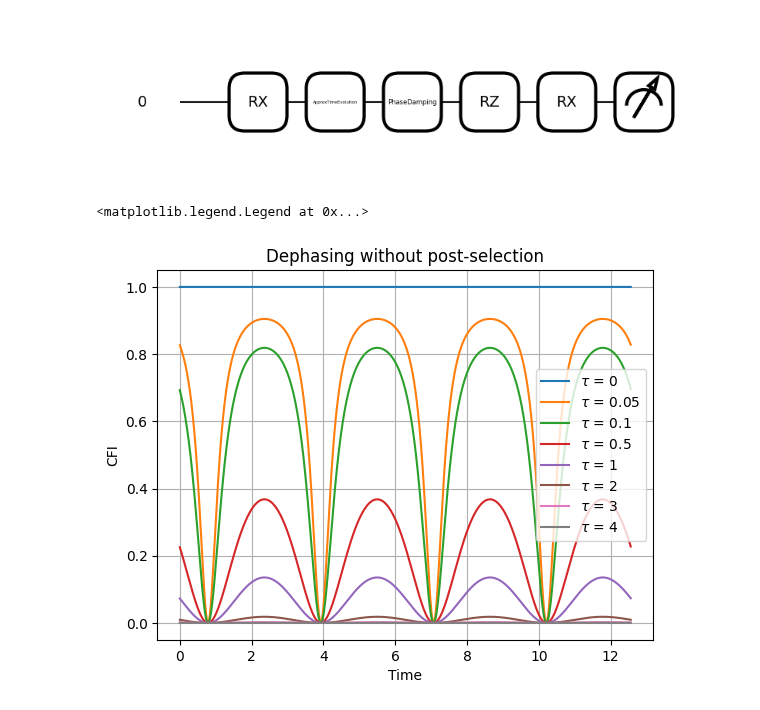
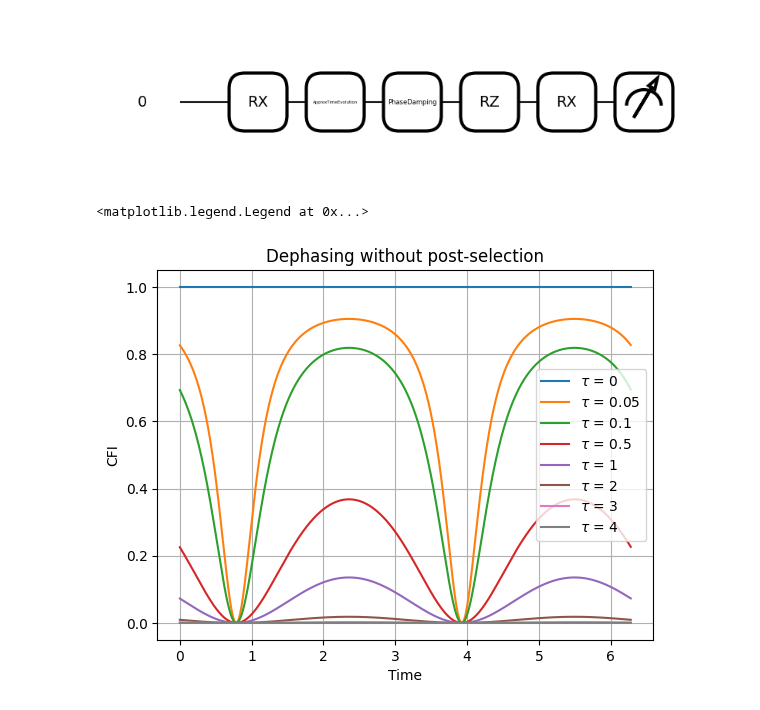
Before and after one commit to iridescent0923/Quantum_Optimization, a Jupyter notebook: Pennylane_Workspace/Metrology/CFI_optimize/Complete/1-qubit/Dephasing_[1-qubit;No_ps].ipynb, the cells around one changed output. Saved outputs shown, nothing was run; the diff lists cells and outputs as text; code cells hidden in the pictures.

```diff
--- a/Pennylane_Workspace/Metrology/CFI_optimize/Complete/1-qubit/Dephasing_[1-qubit;No_ps].ipynb
+++ b/Pennylane_Workspace/Metrology/CFI_optimize/Complete/1-qubit/Dephasing_[1-qubit;No_ps].ipynb
@@ -65,7 +65,7 @@ fig, ax = qml.draw_mpl(circuit)(1)
 # %%
 tau_plot = 0, 5e-2, 1e-1, 5e-1, 1, 2, 3, 4
 
-range_sweep = np_.array([0, np.pi * 4 , 1e-2])
+range_sweep = np_.array([0, np.pi * 2 , 1e-2])
 PHI = np_.arange(range_sweep[0], range_sweep[1], range_sweep[2]).reshape(-1, 1)
 Data = np_.zeros((len(PHI), len(tau_plot) + 1))
 Data[:, 0] = PHI.squeeze()
@@ -78,15 +78,16 @@ for tau_idx, tau in enumerate(tau_plot):
 # %%
 # DUMMY = np.zeros(len(Data[:, 0]))
 # plt.plot(Data[:, 0], DUMMY, label = 'DUMMY')
 
-for tau_idx in range(len(tau_plot)):
-    plt.plot(Data[:, 0], Data[:, 1 + tau_idx], label = f'$\\tau$ = {tau_plot[tau_idx]}')
+for tau_idx, tau in enumerate(tau_plot):
+    plt.plot(Data[:, 0], Data[:, 1 + tau_idx], label = f'$\\tau$ = {tau}')
+
 
 plt.title('Dephasing without post-selection')
 plt.xlabel('Time')
 plt.ylabel('CFI')
 plt.grid()
 plt.legend()
 # %% [output]
 <matplotlib.legend.Legend at 0x...>
-[figure, old version]
+[figure, new version]
```
Also changed, not shown: parts of 1 cell of this notebook, 28 other files.
